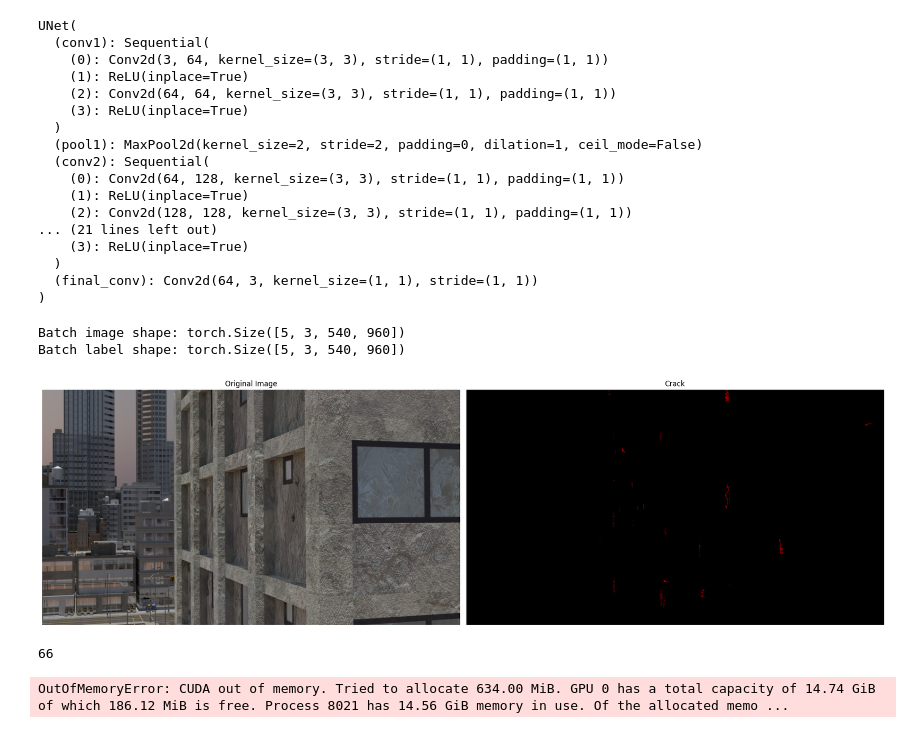
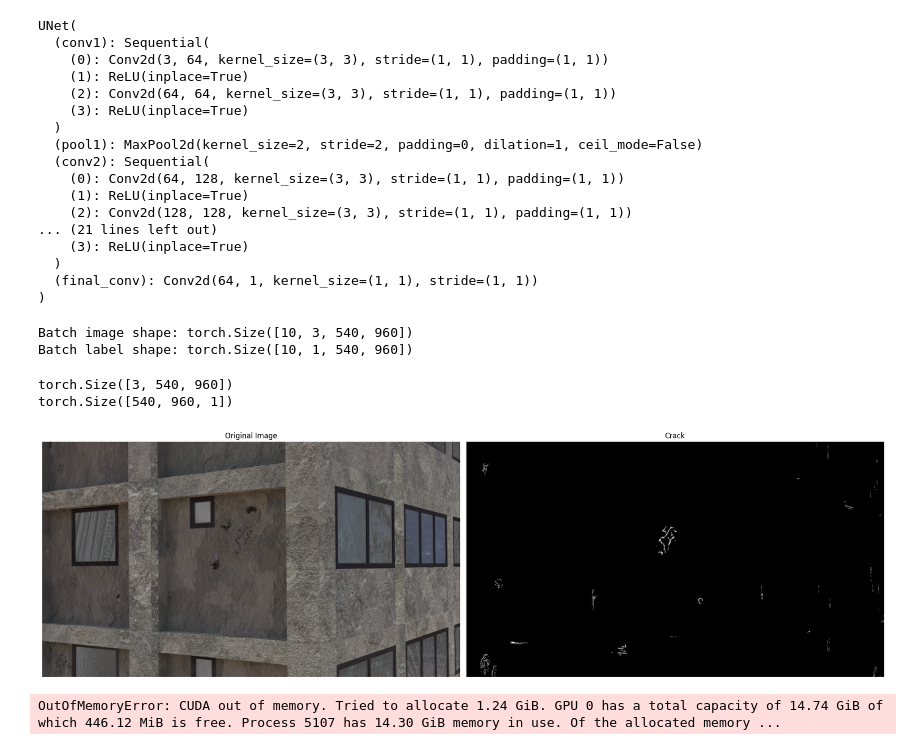
Before and after one commit to MohamadHBaydoun/COMP9444, a Jupyter notebook: main.ipynb, the cells around one changed output. Saved outputs shown, nothing was run; the diff lists cells and outputs as text; code cells hidden in the pictures.

Commit message:
Attempted to use grayscale for the output labels but ran into a GPU memory allocation issue.

```diff
--- a/main.ipynb
+++ b/main.ipynb
@@ -80,7 +80,7 @@ class UNet(nn.Module):
         return self.final_conv(x9)
 
 # Create model instance
-model = UNet(in_channels=3, out_channels=3)
+model = UNet(in_channels=3, out_channels=1)
 device = torch.device('cuda' if torch.cuda.is_available() else 'cpu')
 model.to(device)
 
@@ -101,7 +101,7 @@ UNet(
 ... (21 lines left out)
     (3): ReLU(inplace=True)
   )
-  (final_conv): Conv2d(64, 3, kernel_size=(1, 1), stride=(1, 1))
+  (final_conv): Conv2d(64, 1, kernel_size=(1, 1), stride=(1, 1))
 )
 # %%
 # 2. Prepare data
@@ -112,9 +112,10 @@ trainFiles = pd.read_csv("./COMP9444/train.csv", header=None)[0].tolist()[:250]
 testFiles = pd.read_csv("./COMP9444/test.csv", header=None)[0].tolist()[:250]
 
 
-def load_image(path):
+def load_image(imageType, path):
     """Load an RGB image and convert to a tensor"""
-    img = Image.open(path).convert('RGB')
+    if imageType == 0: img = Image.open(path).convert('RGB')
+    else: img = Image.open(path).convert('L')
     transform = transforms.Compose([
         transforms.Resize((540, 960)),  # Resize images
         transforms.ToTensor(),  # Convert to tensor
@@ -130,9 +131,9 @@ class QuakeCityDataset(torch.utils.data.Dataset):
 
     def __getitem__(self, idx):
         filename = self.file_list[idx]
-        img = load_image(os.path.join(IMAGE_PATH, filename))
+        img = load_image(0, os.path.join(IMAGE_PATH, filename))
         # component = load_annotation("component", filename)
-        crack = load_image(os.path.join(LABEL_PATH, "crack", filename))
+        crack = load_image(1, os.path.join(LABEL_PATH, "crack", filename))
         # spall = load_annotation("spall", filename)
         # rebar = load_annotation("rebar", filename)
         # ds = load_annotation("ds", filename)
@@ -142,54 +143,52 @@ class QuakeCityDataset(torch.utils.data.Dataset):
 
 # Create dataset and dataloader
 train_dataset = QuakeCityDataset(trainFiles)
-train_loader = torch.utils.data.DataLoader(train_dataset, batch_size=5, shuffle=True)
+train_loader = torch.utils.data.DataLoader(train_dataset, batch_size=10, shuffle=True)
 
 # Get a batch
 img_batch, label_batch = next(iter(train_loader))
 print("Batch image shape:", img_batch.shape)
 print("Batch label shape:", label_batch.shape)
 # %% [output]
-Batch image shape: torch.Size([5, 3, 540, 960])
-Batch label shape: torch.Size([5, 3, 540, 960])
+Batch image shape: torch.Size([10, 3, 540, 960])
+Batch label shape: torch.Size([10, 1, 540, 960])
 # %%
 # 2.5 Visualise data
 def visualize_sample(image, label):
     """Display the image and its 6 label masks."""
     label_names = ["Component", "Crack", "Spall", "Rebar", "Damage State", "Depth"]
     fig, axes = plt.subplots(1, 2, figsize=(20, 10))
 
     # Show the original image
+    print(image.shape)
     axes[0].imshow(image.permute(1, 2, 0))  # Convert (C, H, W) -> (H, W, C)
     axes[0].set_title("Original Image")
     axes[0].axis("off")
     # Show the label mask
-    axes[1].imshow(label.permute(1, 2, 0))  # Visualize label
+    axes[1].imshow(label.permute(1, 2, 0), cmap='gray')  # Visualize label
     axes[1].set_title(label_names[1])
     axes[1].axis("off")
 
     plt.tight_layout()
     plt.show()
 
 img_batch, label_batch = next(iter(train_loader))
 visualize_sample(img_batch[0], label_batch[0])
 # %% [output]
+torch.Size([3, 540, 960])
+torch.Size([540, 960, 1])
-[figure, old version]
+[figure, new version]
 # %%
 # 3. Choose optimizer
 
 criterion = nn.CrossEntropyLoss()  # Multi-class segmentation
 optimizer = torch.optim.Adam(model.parameters(), lr=0.001)
-# %%
-import gc
-gc.collect()
-# %% [output]
-66
 # %%
 # 4. Train model
 
 epochs = 2
 
-for epoch in range(1, epochs):
+for epoch in range(1, epochs + 1):
 
     for batch_id, (data,target) in enumerate(train_loader):
         data = data.to(device)
@@ -212,13 +211,11 @@ for epoch in range(1, epochs):
 
         # Convert from (C, H, W) to (H, W, C)
         output_image = np.transpose(output_image, (1, 2, 0))
-
-        # Clip values to [0, 1] range (in case of any rounding issues)
-        output_image = np.clip(output_image, 0, 1)
+        print(output_image.shape)
 
         # Display the output image (for visualization)
         plt.imshow(output_image)
         plt.title(f"Epoch {epoch} - Output Image")
         plt.show()
 # %% [output]
-OutOfMemoryError: CUDA out of memory. Tried to allocate 634.00 MiB. GPU 0 has a total capacity of 14.74 GiB of which 186.12 MiB is free. Process 8021 has 14.56 GiB memory in use. Of the allocated memo ...
+OutOfMemoryError: CUDA out of memory. Tried to allocate 1.24 GiB. GPU 0 has a total capacity of 14.74 GiB of which 446.12 MiB is free. Process 5107 has 14.30 GiB memory in use. Of the allocated memory ...
```
Also changed, not shown: parts of 2 cells of this notebook.
